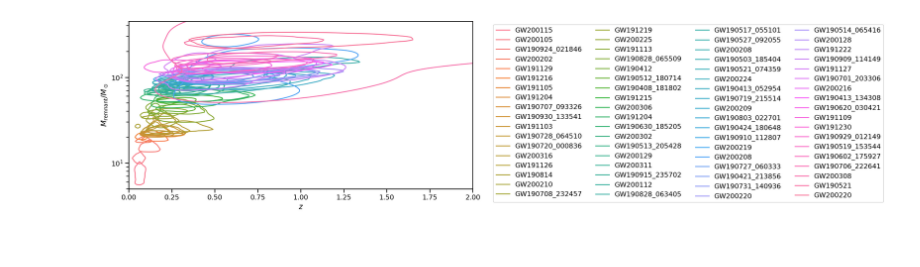
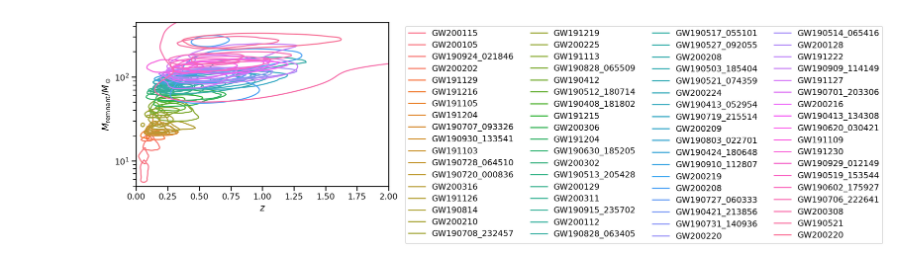
Before and after one commit to farr/LIGO-plots, a Jupyter notebook: redshift-remnant.ipynb, the cells around one changed output. Saved outputs shown, nothing was run; the diff lists cells and outputs as text; code cells hidden in the pictures.

Commit message:
Maybe prettier plot.

```diff
--- a/redshift-remnant.ipynb
+++ b/redshift-remnant.ipynb
@@ -34,7 +34,6 @@ mask = [('final_mass' in s.dtype.names) and s.shape[0] > 1024 for s in samples]
 samples = [s for (s, m) in zip(samples, mask) if m]
 names = [n for (n,m) in zip(names, mask) if m]
 # %%
-plt.figure(figsize=(10,5))
 ms = [np.median(s['final_mass']) for s in samples]
 inds = np.argsort(ms)
 
@@ -42,32 +41,31 @@ names_sorted = []
 samples_sorted = []
 for i in inds:
     names_sorted.append(names[i])
     samples_sorted.append(samples[i])
 
 Ngrid = 128
 ms = np.exp(np.linspace(np.log(5), np.log(450), Ngrid))
 zs = np.expm1(np.linspace(np.log(1), np.log(1+2), Ngrid))
 
 leg_handles = []
 with sns.color_palette('husl', n_colors=len(samples_sorted)):
     for i, (n,s) in tqdm(enumerate(zip(names_sorted, samples_sorted)), total=len(samples_sorted)):
         pts = np.row_stack((np.log(s['final_mass']), s['redshift']))
         inds = np.random.choice(pts.shape[1], 256, replace=False)
         test_pts = pts[:, inds]
         kde = gaussian_kde(pts)
 
         MS = ms[None, :]
         ZS = zs[:, None]
         MS, ZS = np.broadcast_arrays(MS, ZS)
         PS = np.reshape(kde(np.row_stack((np.log(MS.ravel()), ZS.ravel()))), MS.shape)
         l = kde_credible_level(kde, test_pts, 0.1)
         plt.contour(ZS, MS, PS, levels=[l], colors=[sns.color_palette()[i]])
         leg_handles.append(mlines.Line2D([], [], color=sns.color_palette()[i], label=n))
     plt.yscale('log')
     plt.legend(handles=leg_handles, bbox_to_anchor=(1.05, 1), ncol=4, loc='upper left')
     plt.xlabel('$z$')
     plt.ylabel(r'$M_\mathrm{remnant} / M_\odot$')
-    plt.tight_layout()
     plt.savefig('/Users/wfarr/Downloads/mrem-z.pdf')
 # %% [output]
-[figure, old version]
+[figure, new version]
```
